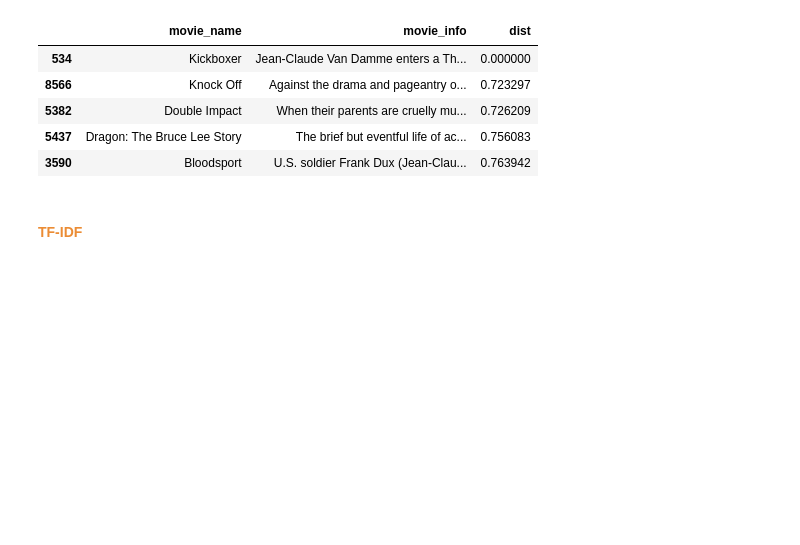
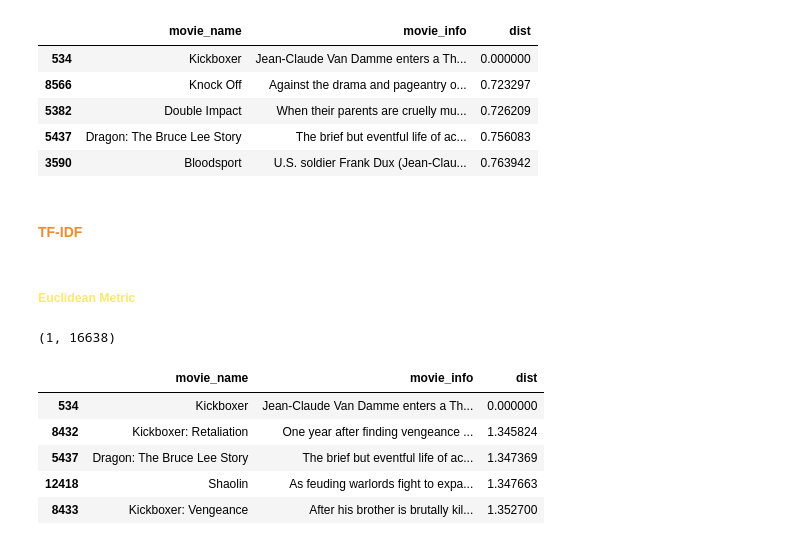
Before and after one commit to JHeczko/dataScience_kurs, a Jupyter notebook: Clusterization/Advanced/clusterization_advanced.ipynb, the cells around one changed output. Saved outputs shown, nothing was run; the diff lists cells and outputs as text; code cells hidden in the pictures; blank space fills up the shorter version.

Commit message:
some predictions made to tfidf

```diff
--- a/Clusterization/Advanced/clusterization_advanced.ipynb
+++ b/Clusterization/Advanced/clusterization_advanced.ipynb
@@ -215,10 +215,24 @@ calculate_dist(kickboxer, vec_count, metric="cosine").head(5)
 # %% [markdown]
 #### <span style="color:#eb8c34"><b>TF-IDF
 # %%
-
 pipeline = Pipeline([
     ('vectorize', CountVectorizer(stop_words="english")),
-    ('tf-idf', TfidfVectorizer(smooth_idf=False,norm=None))
+    ('tf-idf', TfidfTransformer(smooth_idf=False))
 ])
 
 vec_tfidf = pipeline.fit_transform(df.text.values)
+vec_tfidf = sp.hstack([vec_tfidf, df[categories_df.columns].values])
+kickboxer_tfidf = pipeline.transform([df.loc[534].text])
+kickboxer_tfidf = sp.hstack([kickboxer_tfidf, [df.loc[534][categories_df.columns].values.tolist()]])
+# %% [markdown]
+##### <span style="color:#fce76f"><b>Euclidean Metric
+# %%
+calculate_dist(kickboxer_tfidf, vec_tfidf).head(5)
+# %% [output]
+(1, 16638)
+|  | movie_name | movie_info | dist |
+| 534 | Kickboxer | Jean-Claude Van Damme enters a Th... | 0.000000 |
+| 8432 | Kickboxer: Retaliation | One year after finding vengeance ... | 1.345824 |
+| 5437 | Dragon: The Bruce Lee Story | The brief but eventful life of ac... | 1.347369 |
+| 12418 | Shaolin | As feuding warlords fight to expa... | 1.347663 |
+| 8433 | Kickboxer: Vengeance | After his brother is brutally kil... | 1.352700 |
```
Also changed, not shown: parts of 9 cells of this notebook.
